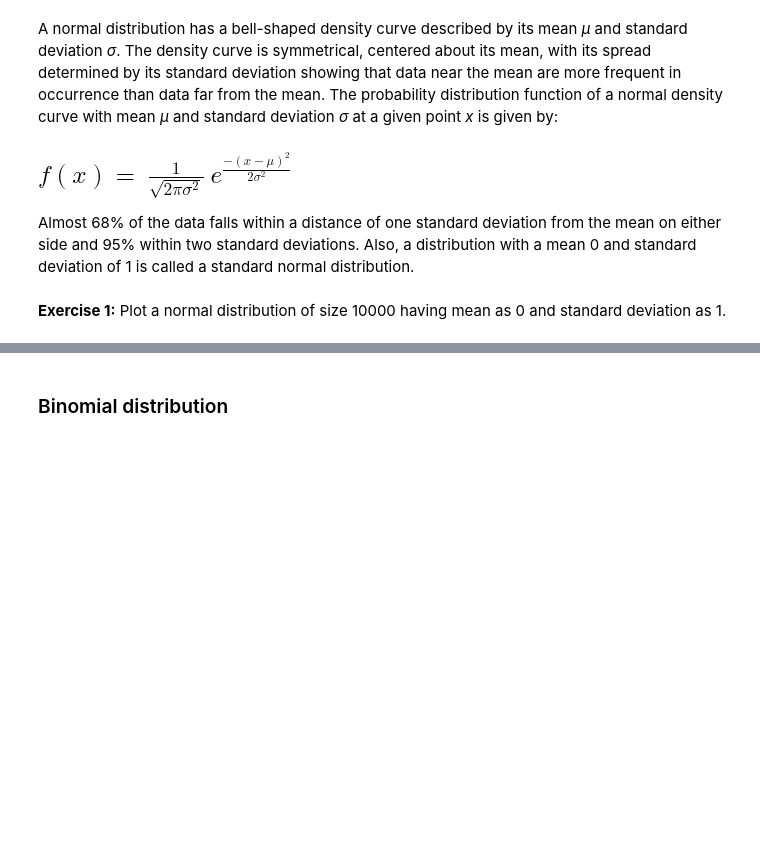
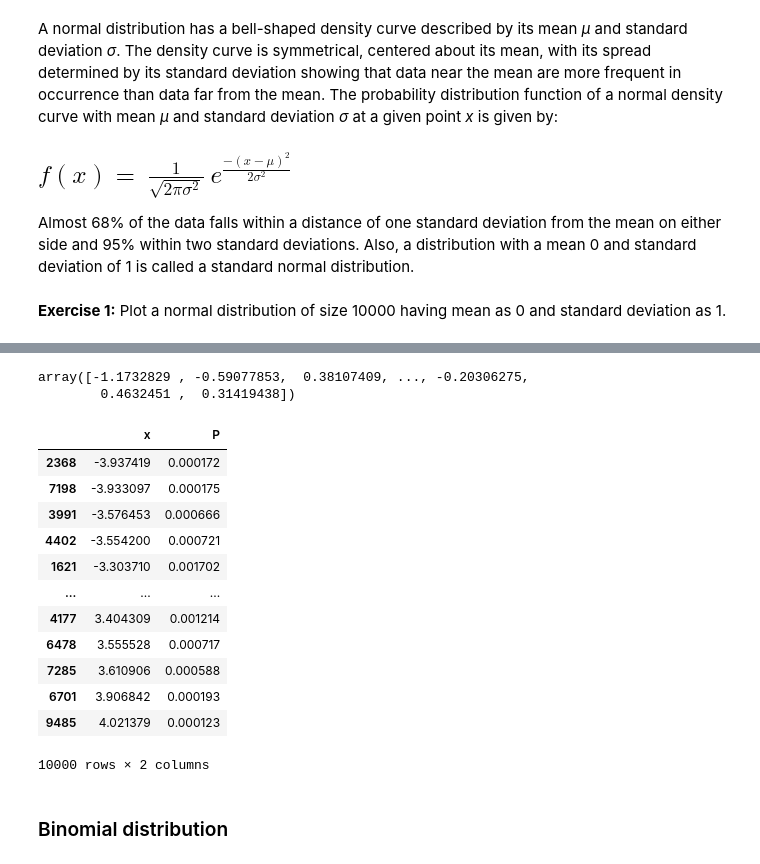
Before and after one commit to rajiv-ranjan/cds-nov-16-2024-, a Jupyter notebook: M1_AST_02_Probability_distributions_C.ipynb, the cells around one changed output, grey strips where cells are left out. Cells and saved outputs as stored; diff of their text form; code cells hidden in the pictures; blank space fills up the shorter version.

Commit message:
made changes to see the data frames across all distributions

```diff
--- a/M1_AST_02_Probability_distributions_C.ipynb
+++ b/M1_AST_02_Probability_distributions_C.ipynb
@@ -271,3 +279,24 @@ plt.show()
+# %%
+data_normal
+# %% [output]
+array([-1.1732829 , -0.59077853,  0.38107409, ..., -0.20306275,
+        0.4632451 ,  0.31419438])
+# %%
+df_n
+# %% [output]
+|  | x | P |
+| 2368 | -3.937419 | 0.000172 |
+| 7198 | -3.933097 | 0.000175 |
+| 3991 | -3.576453 | 0.000666 |
+| 4402 | -3.554200 | 0.000721 |
+| 1621 | -3.303710 | 0.001702 |
+| ... | ... | ... |
+| 4177 | 3.404309 | 0.001214 |
+| 6478 | 3.555528 | 0.000717 |
+| 7285 | 3.610906 | 0.000588 |
+| 6701 | 3.906842 | 0.000193 |
+| 9485 | 4.021379 | 0.000123 |
+10000 rows × 2 columns
 # %% [markdown]
 ### Binomial distribution
 # %% [markdown]
```
Also changed, not shown: parts of 31 cells of this notebook.
